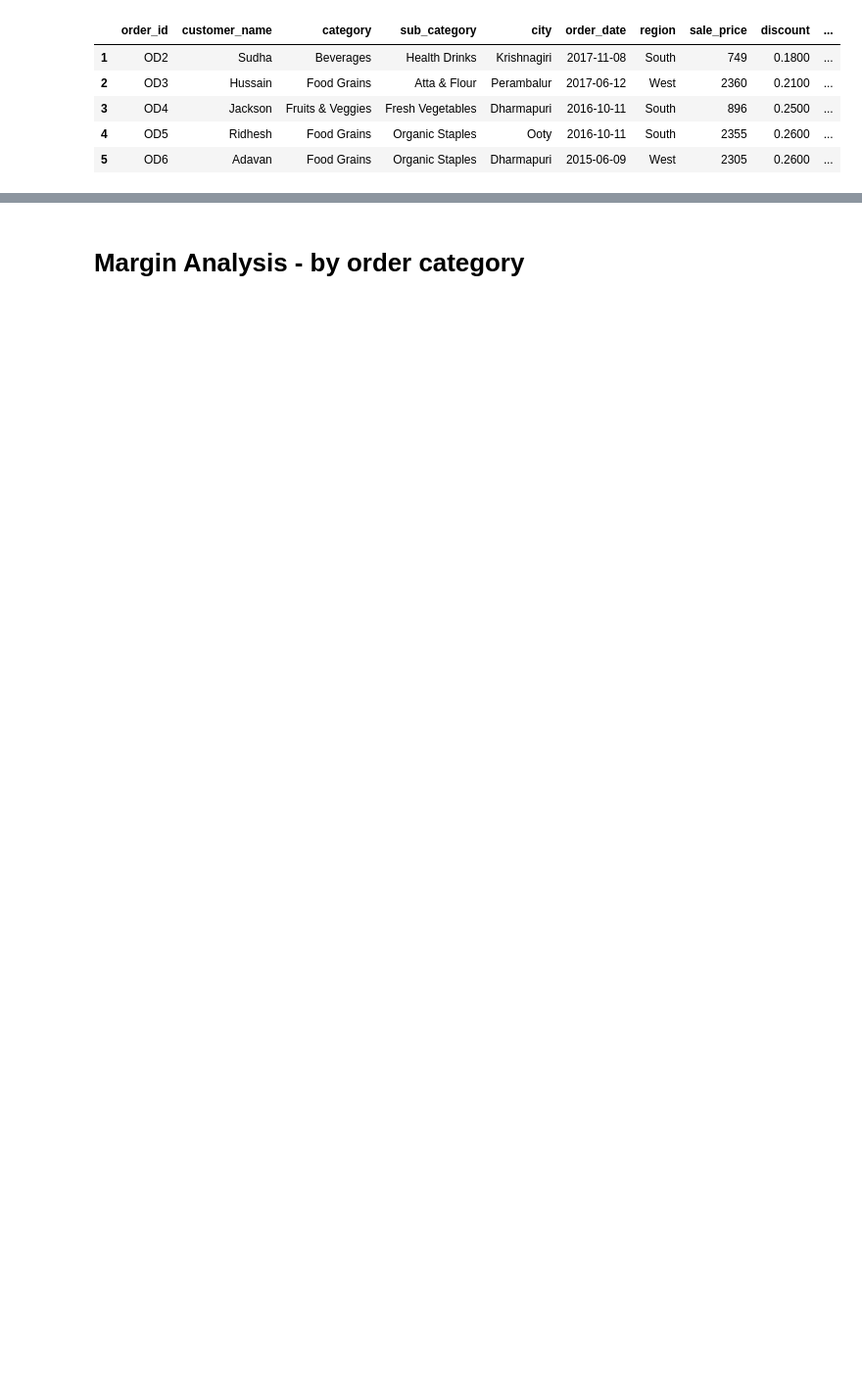
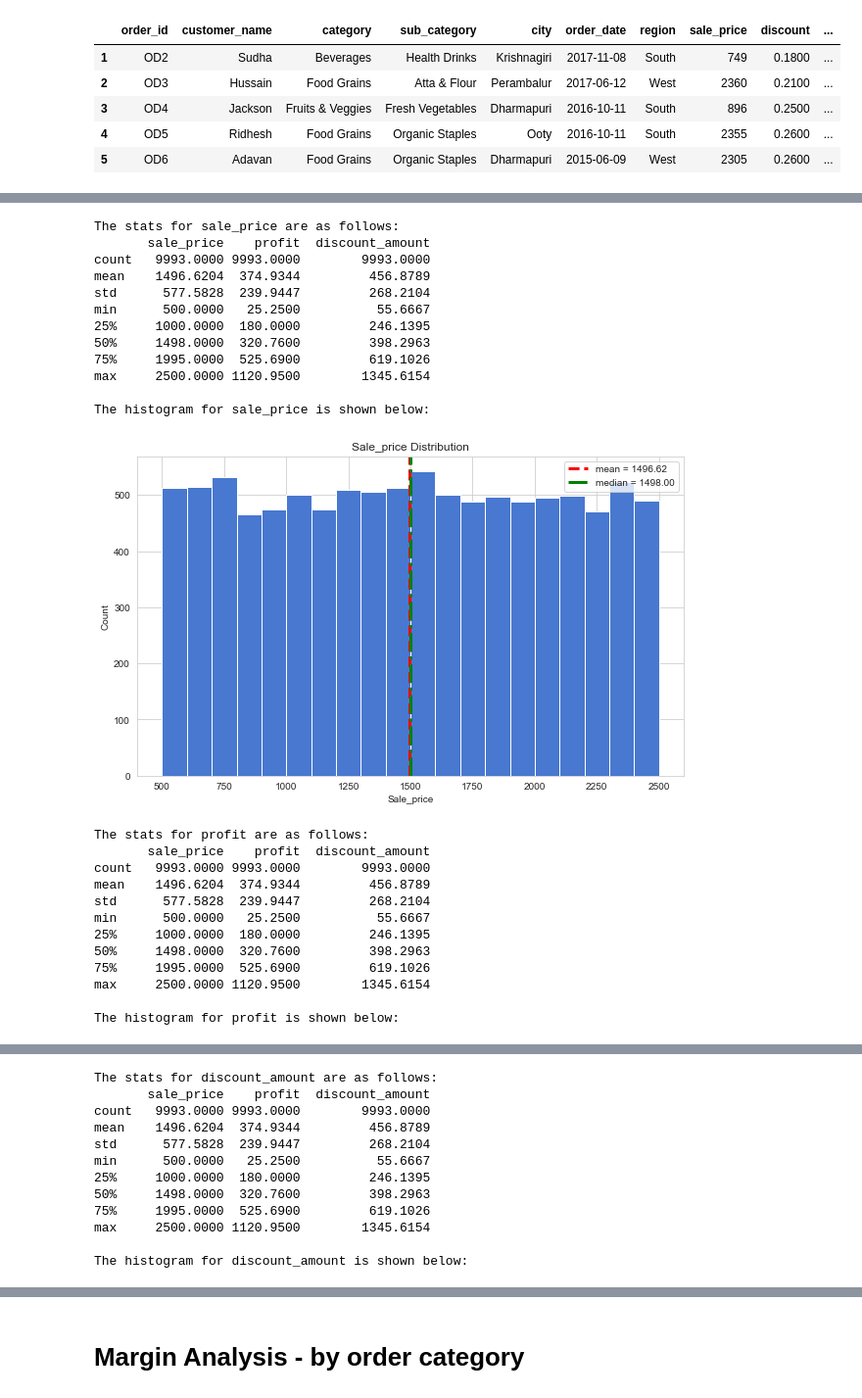
Before and after one commit to edwarsgts/DataAnalysisPortfolio, a Jupyter notebook: Supermarket Retails EDA/Main.ipynb, the cells around one changed output, grey strips where cells are left out. Shown at 98% size. Cells and saved outputs as stored; diff of their text form; code cells hidden in the pictures; blank space fills up the shorter version.

```diff
--- a/Supermarket Retails EDA/Main.ipynb
+++ b/Supermarket Retails EDA/Main.ipynb
@@ -215,0 +267,45 @@ sgs.head()
+# %%
+def plot_num_histogram(columns):
+    for col in columns:
+        print(f'The stats for {col} are as follows:')
+        print(sgs[columns].describe())
+        print("")
+        print(f'The histogram for {col} is shown below:')
+        plt.figure(figsize=(10,6))
+        plt.hist(sgs[col], bins=20)
+        plt.title(col.capitalize() + " Distribution")
+        plt.xlabel(col.capitalize())
+        plt.ylabel('Count')
+        plt.axvline(sgs[col].mean(), color='red', linestyle='dashed', linewidth=3, label='mean = ' + "{:.2f}".format(sgs[col].mean()))
+        plt.axvline(sgs[col].median(), color='green', linestyle='dashdot', linewidth=3, label='median = '+ "{:.2f}".format(sgs[col].median()))
+        plt.legend()
+        plt.show()
+        print('')
+# %%
+plot_num_histogram(['sale_price', 'profit', 'discount_amount'])
+# %% [output]
+The stats for sale_price are as follows:
+       sale_price    profit  discount_amount
+count   9993.0000 9993.0000        9993.0000
+mean    1496.6204  374.9344         456.8789
+std      577.5828  239.9447         268.2104
+min      500.0000   25.2500          55.6667
+25%     1000.0000  180.0000         246.1395
+50%     1498.0000  320.7600         398.2963
+75%     1995.0000  525.6900         619.1026
+max     2500.0000 1120.9500        1345.6154
+
+The histogram for sale_price is shown below:
+[figure, added]
+The stats for profit are as follows:
+       sale_price    profit  discount_amount
+count   9993.0000 9993.0000        9993.0000
+mean    1496.6204  374.9344         456.8789
+std      577.5828  239.9447         268.2104
+min      500.0000   25.2500          55.6667
+25%     1000.0000  180.0000         246.1395
+50%     1498.0000  320.7600         398.2963
+75%     1995.0000  525.6900         619.1026
+max     2500.0000 1120.9500        1345.6154
+
+The histogram for profit is shown below:
@@ -215,0 +313,12 @@ sgs.head()
+The stats for discount_amount are as follows:
+       sale_price    profit  discount_amount
+count   9993.0000 9993.0000        9993.0000
+mean    1496.6204  374.9344         456.8789
+std      577.5828  239.9447         268.2104
+min      500.0000   25.2500          55.6667
+25%     1000.0000  180.0000         246.1395
+50%     1498.0000  320.7600         398.2963
+75%     1995.0000  525.6900         619.1026
+max     2500.0000 1120.9500        1345.6154
+
+The histogram for discount_amount is shown below:
```
Also changed, not shown: parts of 50 cells of this notebook.
